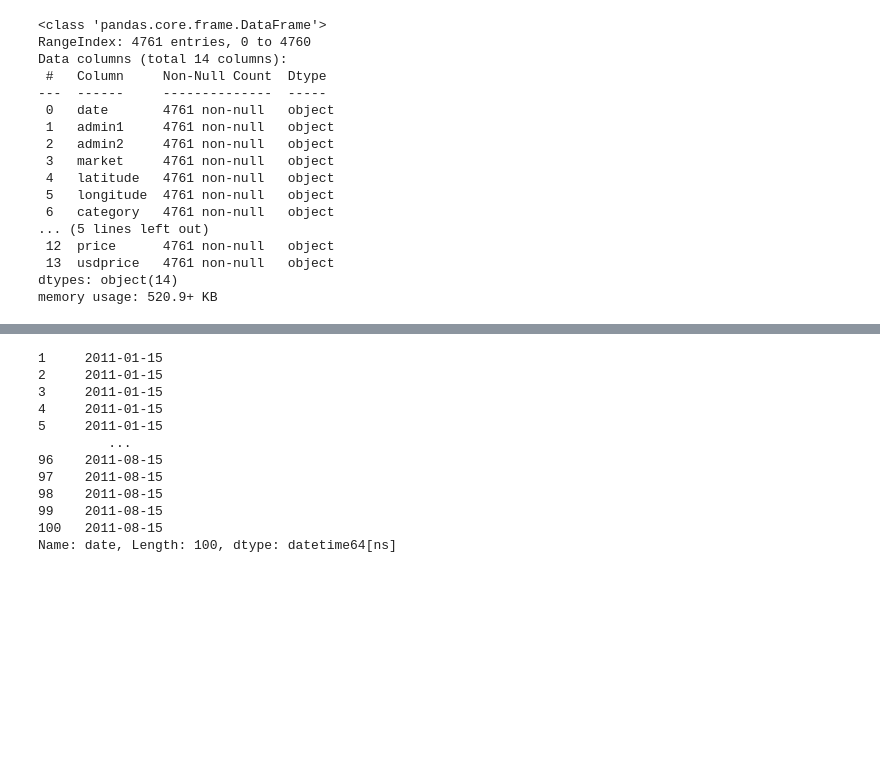
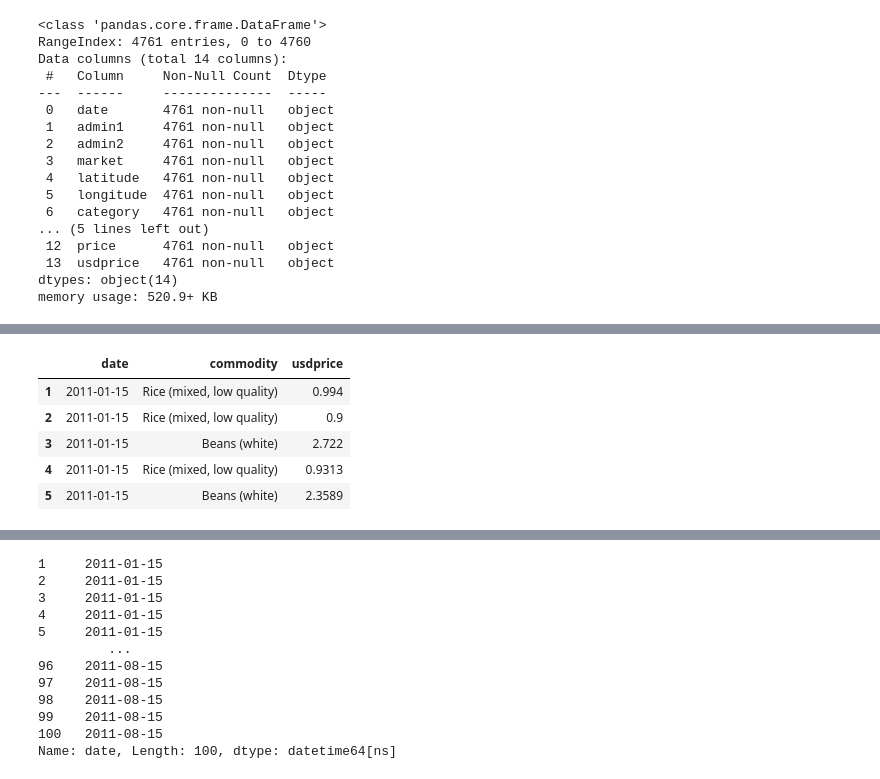
Before and after one commit to andydaehn/Global_Food_Prices, a Jupyter notebook: World_Food_Prices.ipynb, the cells around one changed output, grey strips where cells are left out. Saved outputs shown, nothing was run; the diff lists cells and outputs as text; code cells hidden in the pictures; blank space fills up the shorter version.

```diff
--- a/World_Food_Prices.ipynb
+++ b/World_Food_Prices.ipynb
@@ -91,7 +91,3 @@ congo_df.describe()
 | unique | 98 | 8 | 9 | 12 | 10 | 10 | 6 | 19 | 3 | 2 | ... |
 | top | 2018-03-15 | Brazzaville | Brazzaville | Total | -4.259167 | 15.284722 | cereals and tubers | Rice (mixed, low quality) | KG | actual | ... |
 | freq | 82 | 1730 | 1730 | 1100 | 1522 | 1522 | 1893 | 494 | 4054 | 4760 | ... |
-# %%
-congo_df = congo_df.drop([0])
-# resetting the DataFrame index
-congo_df.reset_index()
@@ -120,0 +103,4 @@ congo_df.head()
+# %%
+congo_df.drop(index=congo_df.index[0],
+        axis=0,
+        inplace=True)
@@ -120,0 +116,3 @@ congo_df.head()
+# %%
+congo_df['date'] = pd.to_datetime(congo_df.date, format='%Y-%m-%d')
+congo_df.head()
@@ -120,0 +126,10 @@ congo_df.head()
+# %%
+congo_df = congo_df[['date','commodity','usdprice']]
+congo_df.head()
+# %% [output]
+|  | date | commodity | usdprice |
+| 1 | 2011-01-15 | Rice (mixed, low quality) | 0.994 |
+| 2 | 2011-01-15 | Rice (mixed, low quality) | 0.9 |
+| 3 | 2011-01-15 | Beans (white) | 2.722 |
+| 4 | 2011-01-15 | Rice (mixed, low quality) | 0.9313 |
+| 5 | 2011-01-15 | Beans (white) | 2.3589 |
```
Also changed, not shown: parts of 16 cells of this notebook.
